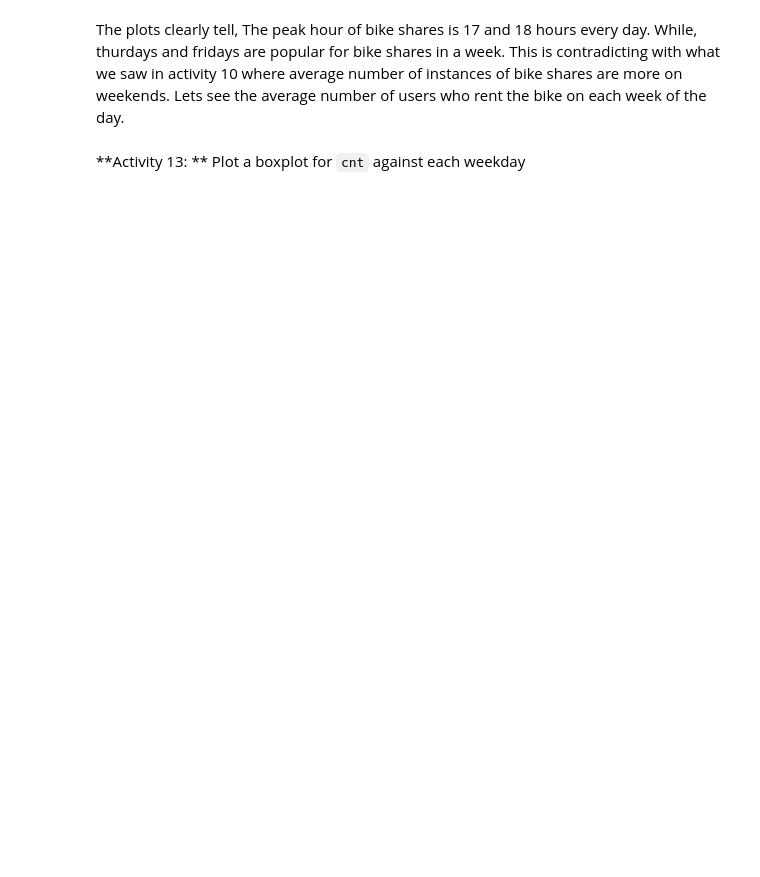
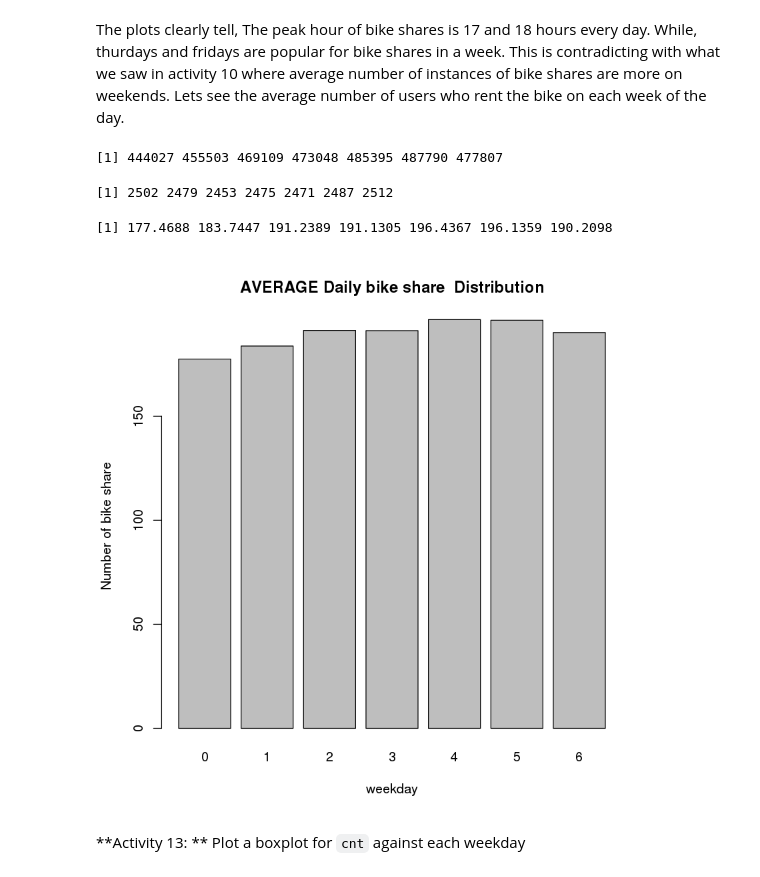
Before and after one commit to asouleymane/Mat-Stat-foundations, a Jupyter notebook: modules/module1/exercises/exercises.ipynb, the cells around one changed output. Saved outputs shown, nothing was run; the diff lists cells and outputs as text; code cells hidden in the pictures; blank space fills up the shorter version.

```diff
--- a/modules/module1/exercises/exercises.ipynb
+++ b/modules/module1/exercises/exercises.ipynb
@@ -340,3 +371,15 @@ day_sums
+# %%
+day_sums
+nub_days=as.vector(table(bikeshare_hour$weekday))
+nub_days
+day_means=day_sums/nub_days
+day_mean
+barplot(day_means, main="Average Daily bike share  Distribution",ylab="Number of bike share",xlab="weekday",names.arg=0:6)
+# %% [output]
+[1] 444027 455503 469109 473048 485395 487790 477807
+[1] 2502 2479 2453 2475 2471 2487 2512
+[1] 177.4688 183.7447 191.2389 191.1305 196.4367 196.1359 190.2098
+[figure, added]
 # %% [markdown]
 **Activity 13: ** Plot a boxplot for `cnt` against each weekday
 # %%
```
Also changed, not shown: parts of 11 cells of this notebook.
